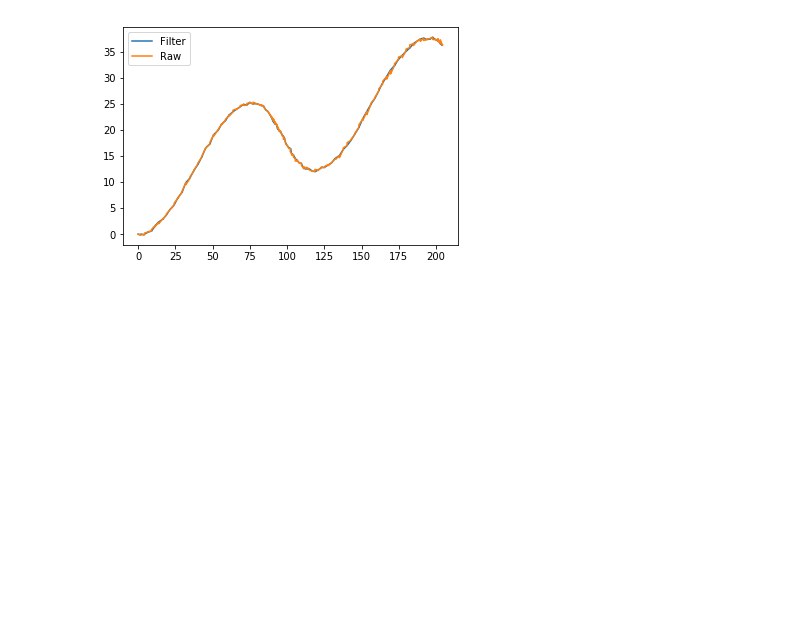
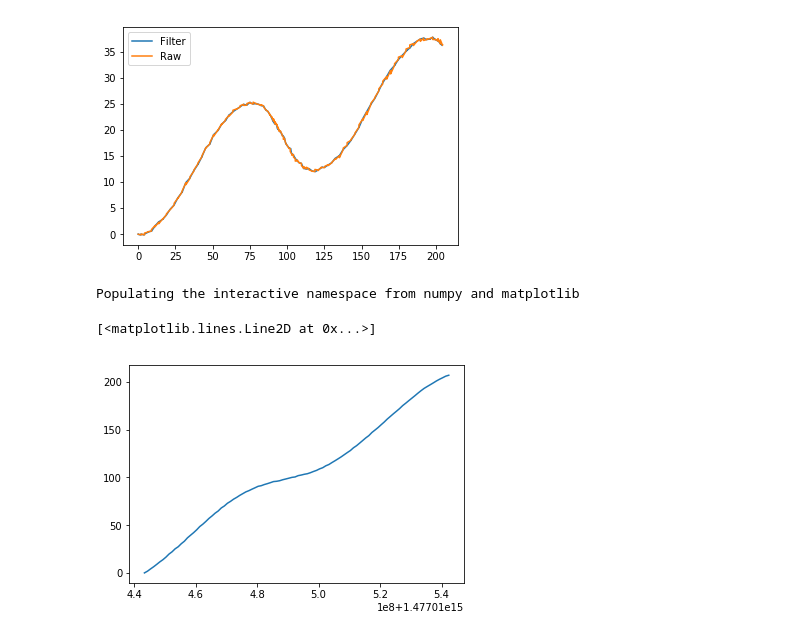
Before and after one commit to HTuennermann/CarND-Unscented-Kalman-Filter-Project, a Jupyter notebook: data/nis_viewer.ipynb, the cells around one changed output. Saved outputs shown, nothing was run; the diff lists cells and outputs as text; code cells hidden in the pictures; blank space fills up the shorter version.

```diff
--- a/data/nis_viewer.ipynb
+++ b/data/nis_viewer.ipynb
@@ -26,3 +26,14 @@ legend()
 # %% [output]
 <matplotlib.legend.Legend at 0x...>
 [figure]
+# %%
+%pylab inline
+import pandas as pd
+data =pd.read_table("sample-laser-radar-measurement-data-2.txt", header=None, skiprows=1)
+# %% [output]
+Populating the interactive namespace from numpy and matplotlib
+# %%
+plot(data[data[0]=="R"][4], data[data[0]=="R"][1])
+# %% [output]
+[<matplotlib.lines.Line2D at 0x...>]
+[figure, added]
```
Also changed, not shown: parts of 1 cell of this notebook, 3 other files.
